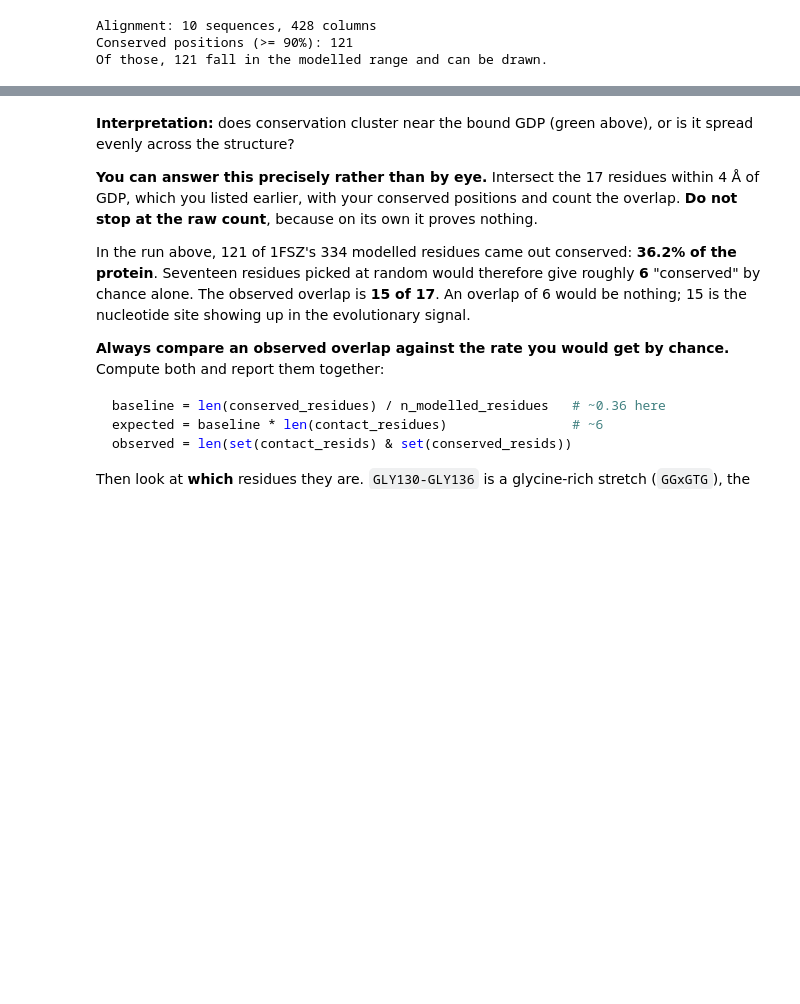
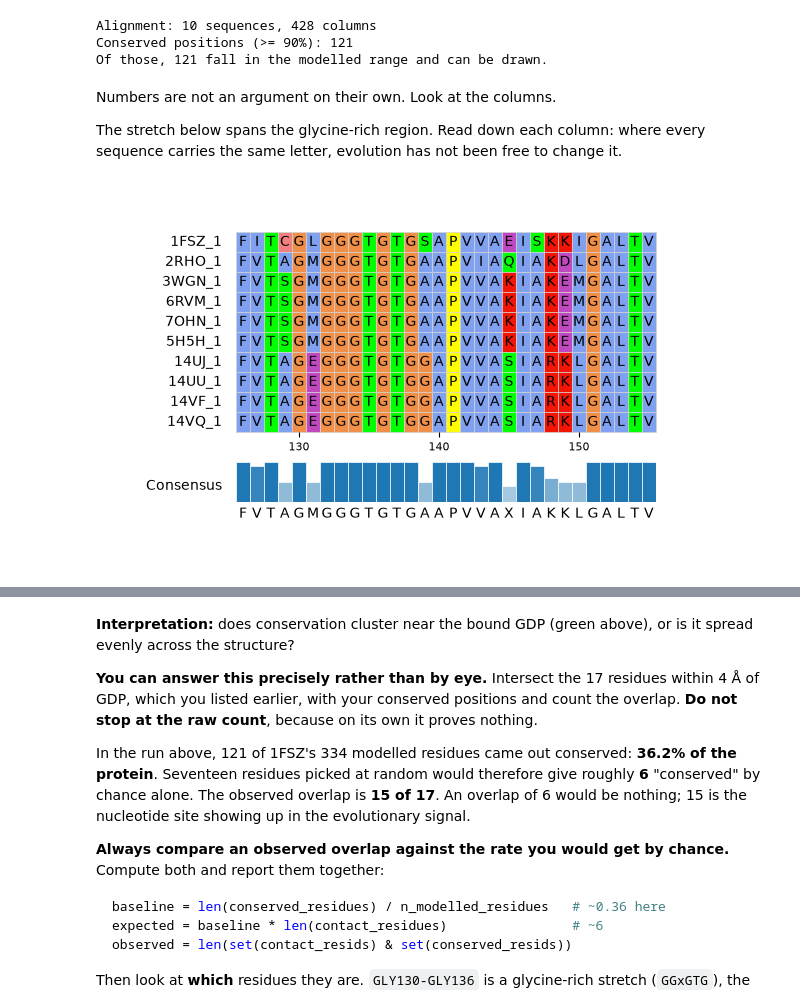
Before and after one commit to yerkoescalona/structural-bioinformatics-exercises, a Jupyter notebook: ex01/ex01_guide.ipynb, the cells around one changed output, grey strips where cells are left out. Cells and saved outputs as stored; diff of their text form; code cells hidden in the pictures; blank space fills up the shorter version.

```diff
--- a/ex01/ex01_guide.ipynb
+++ b/ex01/ex01_guide.ipynb
@@ -646,6 +650,20 @@ def conservation(aligned, anchor_id, threshold=0.9):
             out.append((residue_number, char, fraction))
         residue_number += 1
     return out
+
+
+def show_alignment(aligned, start=1, end=None, wrap_length=60):
+    """Draw the alignment itself: residues coloured, with a consensus bar underneath.
+
+    `start` and `end` are alignment columns, not residue numbers. Showing the whole
+    alignment at once is unreadable; pick the stretch you want to argue about.
+    """
+    records = [SeqRecord(Seq(seq), id=name, description="")
+               for name, seq in aligned.items()]
+    msa = MultipleSeqAlignment(records)
+    end = end or min(msa.get_alignment_length(), start + wrap_length - 1)
+    MsaViz(msa, start=start, end=end, wrap_length=wrap_length,
+           color_scheme="Clustal", show_grid=True, show_consensus=True).plotfig()
 # %%
 msa_subset_ids = select_spread(pdb_ids, n_max=10)
 print(f"Selected {len(msa_subset_ids)} sequences: {msa_subset_ids}")
@@ -679,6 +697,15 @@ print(f"Of those, {len(visualizable_conserved)} fall in the modelled range and c
 Alignment: 10 sequences, 428 columns
 Conserved positions (>= 90%): 121
 Of those, 121 fall in the modelled range and can be drawn.
+# %% [markdown]
+Numbers are not an argument on their own. Look at the columns.
+
+The stretch below spans the glycine-rich region. Read down each column: where every
+sequence carries the same letter, evolution has not been free to change it.
+# %%
+show_alignment(aligned, start=126, end=155)
+# %% [output]
+[figure, added]
 # %%
 show_structure("1FSZ",
                highlight=[r[0] for r in visualizable_conserved],
```
Also changed, not shown: parts of 4 cells of this notebook, 3 other files.
